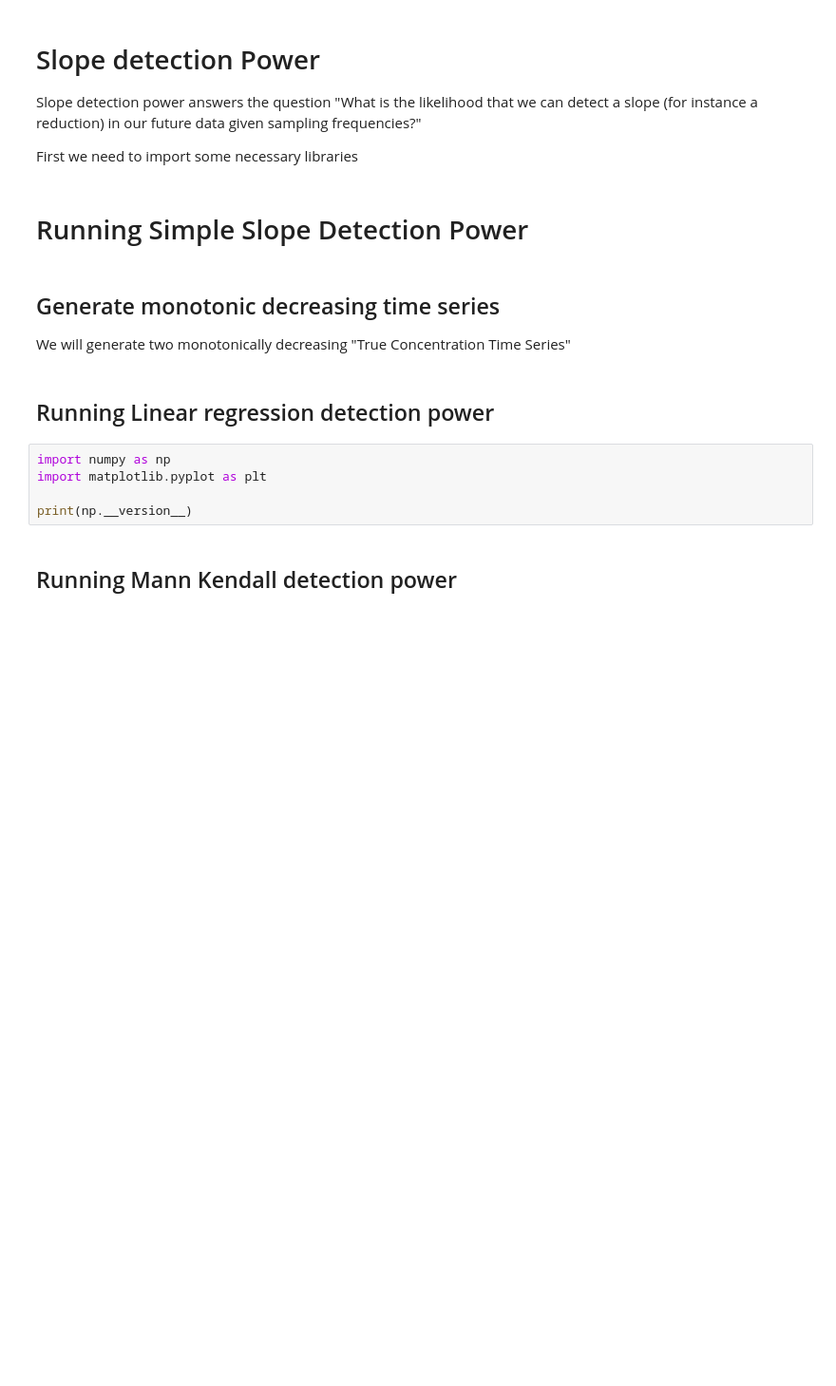
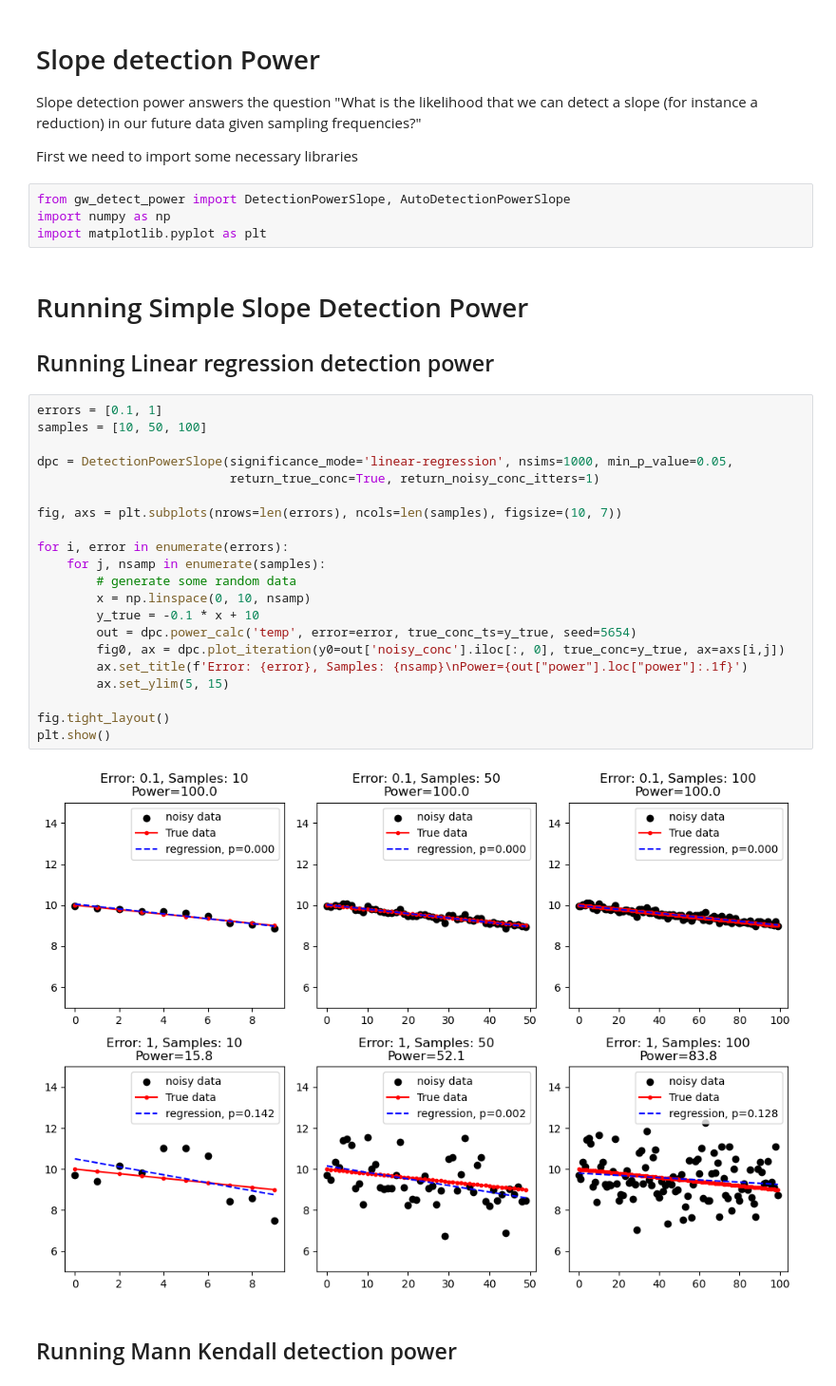
Before and after one commit to Komanawa-Solutions-Ltd/gw_detect_power-worked-examples, a Jupyter notebook: slope_detection_power.ipynb, the cells around one changed output. Shown at 95% size. Drawn from its saved outputs; the diff is of its cells as text; blank space fills up the shorter version.

Commit message:
finish slope_detection_power.ipynb

```diff
--- a/slope_detection_power.ipynb
+++ b/slope_detection_power.ipynb
@@ -4,18 +4,36 @@
 Slope detection power answers the question "What is the likelihood that we can detect a slope (for instance a reduction) in our future data given sampling frequencies?"
 
 First we need to import some necessary libraries
+# %%
+from gw_detect_power import DetectionPowerSlope, AutoDetectionPowerSlope
+import numpy as np
+import matplotlib.pyplot as plt
 # %% [markdown]
 # Running Simple Slope Detection Power
+
+## Running Linear regression detection power
-# %% [markdown]
-## Generate monotonic decreasing time series
-
-We will generate two monotonically decreasing "True Concentration Time Series"
-# %% [markdown]
-## Running Linear regression detection power
 # %%
-import numpy as np
-import matplotlib.pyplot as plt
+errors = [0.1, 1]
+samples = [10, 50, 100]
 
-print(np.__version__)
+dpc = DetectionPowerSlope(significance_mode='linear-regression', nsims=1000, min_p_value=0.05,
+                          return_true_conc=True, return_noisy_conc_itters=1)
+
+fig, axs = plt.subplots(nrows=len(errors), ncols=len(samples), figsize=(10, 7))
+
+for i, error in enumerate(errors):
+    for j, nsamp in enumerate(samples):
+        # generate some random data
+        x = np.linspace(0, 10, nsamp)
+        y_true = -0.1 * x + 10
+        out = dpc.power_calc('temp', error=error, true_conc_ts=y_true, seed=5654)
+        fig0, ax = dpc.plot_iteration(y0=out['noisy_conc'].iloc[:, 0], true_conc=y_true, ax=axs[i,j])
+        ax.set_title(f'Error: {error}, Samples: {nsamp}\nPower={out["power"].loc["power"]:.1f}')
+        ax.set_ylim(5, 15)
+
+fig.tight_layout()
+plt.show()
+# %% [output]
+[figure, added]
 # %% [markdown]
 ## Running Mann Kendall detection power
```
Also changed, not shown: parts of 13 cells of this notebook.
